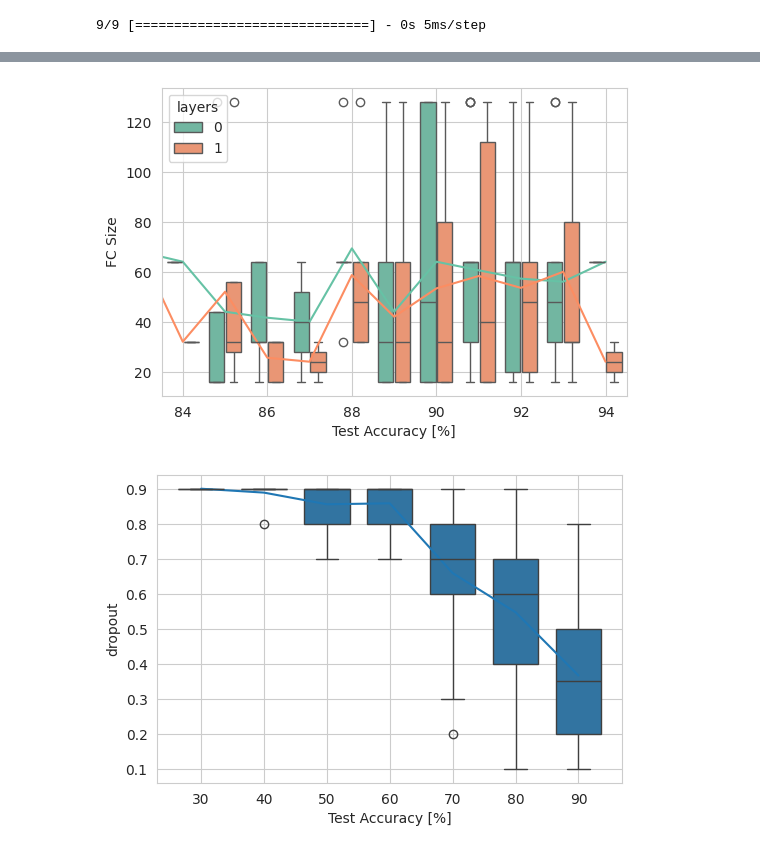
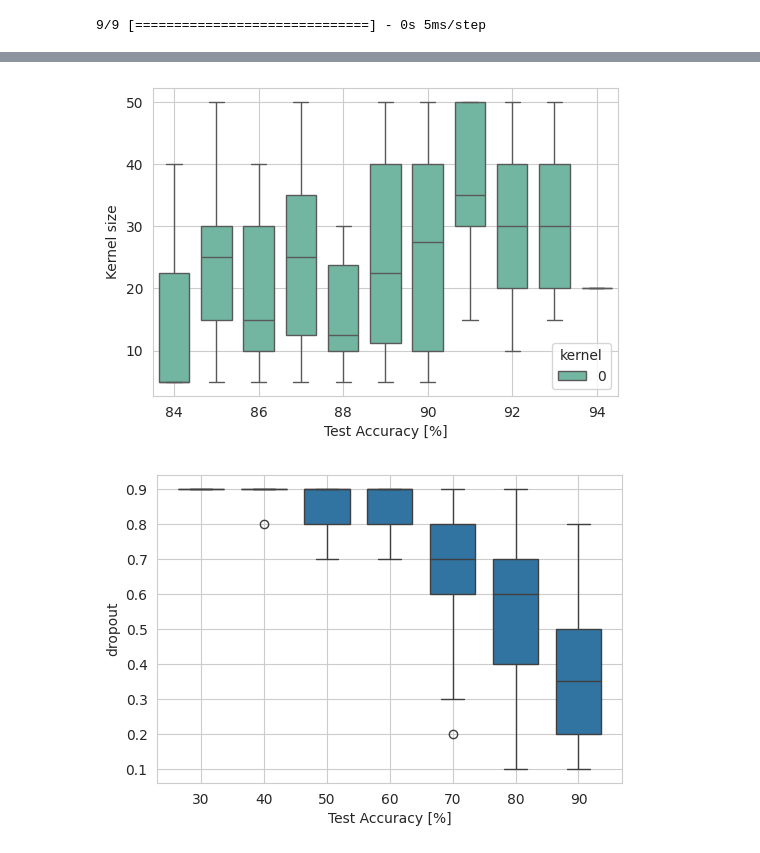
Before and after one commit to halli2/heart_rythm_interpretation, a Jupyter notebook: src/notebooks/results_hyper.ipynb, the cells around one changed output, grey strips where cells are left out. Cells and saved outputs as stored; diff of their text form; code cells hidden in the pictures.

```diff
--- a/src/notebooks/results_hyper.ipynb
+++ b/src/notebooks/results_hyper.ipynb
@@ -61,7 +43,8 @@ def get_results(n_filters: int) -> tuple[list, CNN]:
     best_acc = 0
     best_bac = 0
 
-    res_dir = Path(f"../../results/n_filters={n_filters}_n_fc=2/")
+    res_dir = Path(f"../../results/n_filters={n_filters}_n_fc=2_overriden/")
+    # res_dir = Path(f"../../results/n_filters={n_filters}_n_fc=2/")
     # res_dir = Path(f"/var/home/halli/ux/bhome/heart_rythm_interpretation/results/n_filters={n_filters}_n_fc=2/")
     results = []
     acs = []
@@ -80,10 +63,11 @@ def get_results(n_filters: int) -> tuple[list, CNN]:
                 if acc > best_acc:
                     print(f"Best acc: {acc}")
                     best_acc = acc
-                    best_model = model
+
                 if bac > best_bac:
                     print(f"Best bac: {bac}")
                     best_bac = bac
+                    best_model = model
         except:
             pass
             # results.append((0, 0, 0))
@@ -150,14 +162,15 @@ for i, model in enumerate([best_mod2, best_mod3, best_mod4, best_mod5]):
     sns.heatmap(
         norm, annot=True, linewidths=0.01, cmap="Oranges", linecolor="gray", ax=ax[i]
     )
-    ax[i].xaxis.set_ticklabels(["AS", "PEA", "PR", "VF", "VT"])
-    ax[i].yaxis.set_ticklabels(["AS", "PEA", "PR", "VF", "VT"])
+    ax[i].xaxis.set_ticklabels(["AS", "PEA", "PGR", "VF", "VT"])
+    ax[i].yaxis.set_ticklabels(["AS", "PEA", "PGR", "VF", "VT"])
     ax[i].set_xlabel("Predicted Label")
     ax[i].set_ylabel("True Label")
     ax[i].set_title(
-        f"Confusion Matrix: ConvBlocks: {i+2}\nAcc: {acc:.3f}, Bac: {bac:.3f}"
+        f"Confusion Matrix: N={i+2}\nBac: {bac:.3f}"
     )
 f.tight_layout()
-plt.show()
+# plt.savefig("res/conf_fixed.svg")
+plt.savefig("res/conf_fixed.svg")
 # %% [output]
 9/9 [==============================] - 0s 8ms/step
@@ -294,5 +301,5 @@ df_5 = get_df(5)
 # %% [output]
 9/9 [==============================] - 0s 5ms/step
 # %%
-n = 2
-df_n = df_2
+n = 5
+df_n = df_5
@@ -299,7 +376,7 @@ df_n = df_2
 # %%
-# val_type = "Kernel size"
-# hue = "kernel"
-# df_type = "K"
+val_type = "Kernel size"
+hue = "kernel"
+df_type = "K"
 
 # val_type = "Filters"
 # hue = "filter"
@@ -311,44 +388,44 @@ df_n = df_2
 
 
 accs = (df_n["accs"].to_numpy() * 100).round(0)
 v_0 = df_n[f"{df_type}0"]
 convblock = [0] * len(accs)
 tdf = pd.DataFrame({val_type: v_0, hue: convblock, "accs": accs})
 # for i in range(1, 2): # if fc
 # for i in range(1, n): # else
 #     v = df_n[f"{df_type}{i}"]
 #     convblock = [i] * len(accs)
 #     new_rows = pd.DataFrame({val_type: v, hue: convblock, "accs": accs})
 #     tdf = pd.concat([tdf, new_rows], ignore_index=True)
 sns.set_style("whitegrid")
 f, ax = plt.subplots(figsize=(6, 4))
 sns.boxplot(
     data=tdf,
     x="accs",
     y=val_type,
     hue=hue,
     gap=0.1,
     orient="v",
     native_scale=True,
     palette="Set2",
     ax=ax,
 )
-sns.lineplot(
-    data=tdf,
-    x="accs",
-    y=val_type,
-    hue=hue,
-    estimator=np.mean,
-    err_style=None,
-    palette="Set2",
-    legend=None,
-)
+# sns.lineplot(
+#     data=tdf,
+#     x="accs",
+#     y=val_type,
+#     hue=hue,
+#     estimator=np.mean,
+#     err_style=None,
+#     palette="Set2",
+#     legend=None,
+# )
 max_acc = tdf["accs"].max()
 ax.set_xlim([max_acc - 10.5, max_acc + 0.5])
 ax.set_xlabel("Test Accuracy [%]")
 plt.savefig(f"../../results/imgs/{n}_{hue}.svg")
 # %% [output]
-[figure, old version]
+[figure, new version]
 # %%
 df_n["acc"] = (df_n["accs"] * 100).round(-1)
 sns.set_style("whitegrid")
@@ -362,17 +439,17 @@ sns.boxplot(
     native_scale=True,
     ax=ax,
 )
-sns.lineplot(
-    data=df_n,
-    x="acc",
-    y="dropout",
-    estimator=np.mean,
-    err_style=None,
-    legend=None,
-)
+# sns.lineplot(
+#     data=df_n,
+#     x="acc",
+#     y="dropout",
+#     estimator=np.mean,
+#     err_style=None,
+#     legend=None,
+# )
 max_acc = df_n["acc"].max()
 # ax.set_xlim([max_acc - 10.5, max_acc + 0.5])
 ax.set_xlabel("Test Accuracy [%]")
 plt.savefig(f"../../results/imgs/{n}_dropout.svg")
 # %% [output]
-[figure, old version]
+[figure, new version]
```
Also changed, not shown: parts of 12 cells of this notebook, 6 other files.
